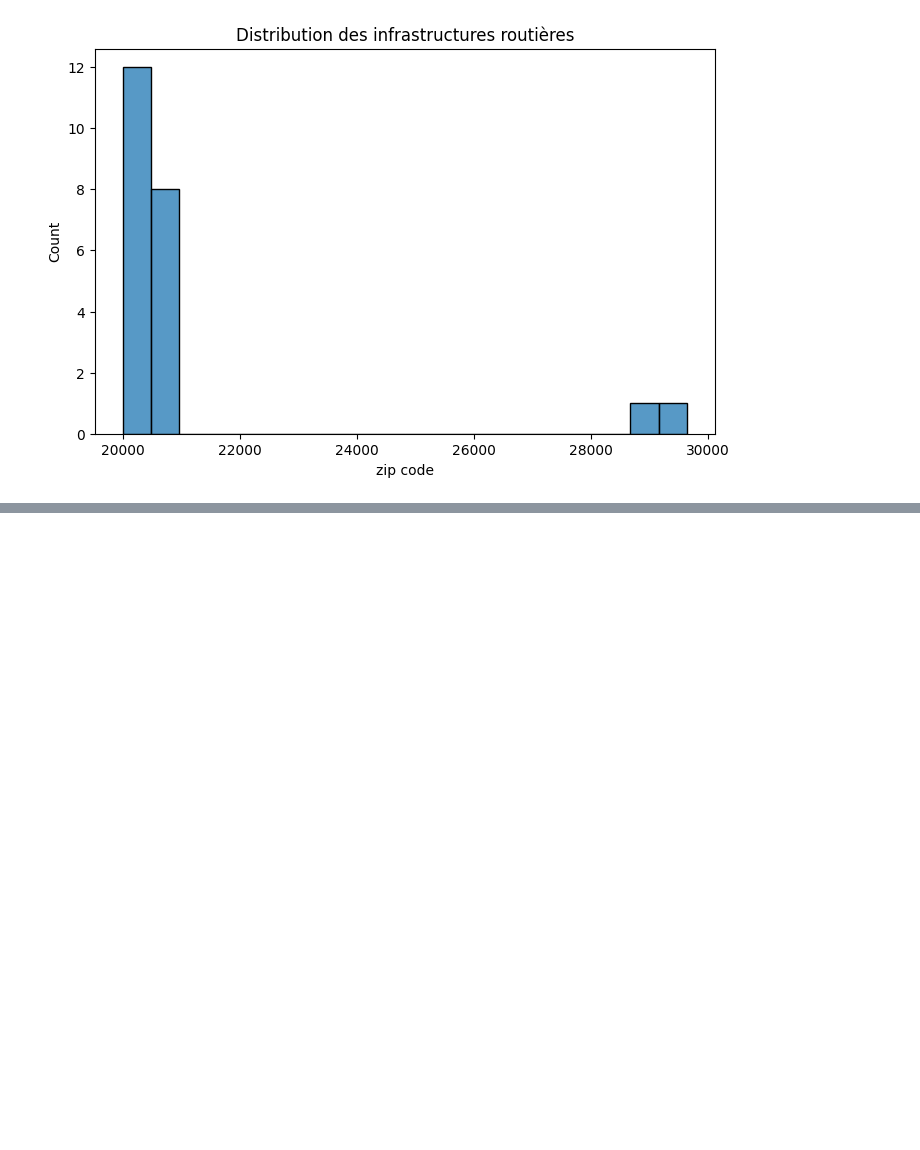
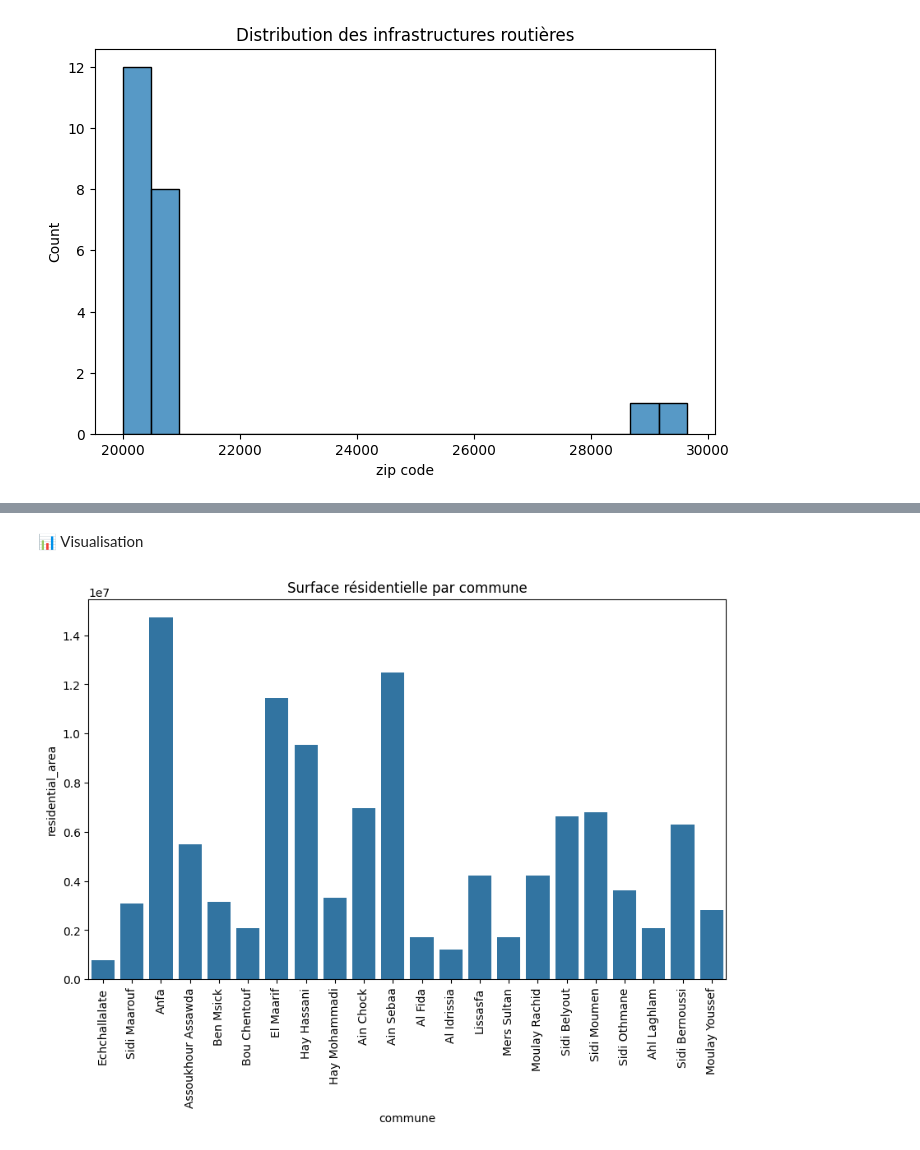
Before and after one commit to OTHMANEAY/file_rouge, a Jupyter notebook: notebooks/01_EDA.ipynb, the cells around one changed output, grey strips where cells are left out. Saved outputs shown, nothing was run; the diff lists cells and outputs as text; code cells hidden in the pictures; blank space fills up the shorter version.

```diff
--- a/notebooks/01_EDA.ipynb
+++ b/notebooks/01_EDA.ipynb
@@ -183,0 +316,8 @@ plt.show()
+# %%
+import pandas as pd
+import numpy as np
+
+df_land = pd.read_csv("../Shets/Table 4. Land use variables.csv")
+df_land.columns = df_land.columns.str.strip().str.lower()
+
+df_land.head()
@@ -183,0 +388,14 @@ plt.show()
+# %%
+df_land.columns = df_land.columns.str.strip().str.lower()
+
+df_land = df_land.rename(columns={
+    "region area (m²)": "region_area",
+    "parking area (m²)": "parking_area",
+    "industrial area  (m²)": "industrial_area",
+    "parks area  (m²)": "parks_area",
+    "residential area (m²)": "residential_area",
+    "university/ institution area (m²)": "university_area",
+    "number of commercial buildings": "commercial_buildings"
+})
+
+df_land.columns
@@ -183,0 +445,11 @@ plt.show()
+# %% [markdown]
+📊 Visualisation
+# %%
+## 🏘 Résidentiel
+plt.figure(figsize=(10,6))
+sns.barplot(data=df_land, x="commune", y="residential_area")
+plt.xticks(rotation=90)
+plt.title("Surface résidentielle par commune")
+plt.show()
+# %% [output]
+[figure, added]
```
Also changed, not shown: parts of 45 cells of this notebook, 2 other files.
